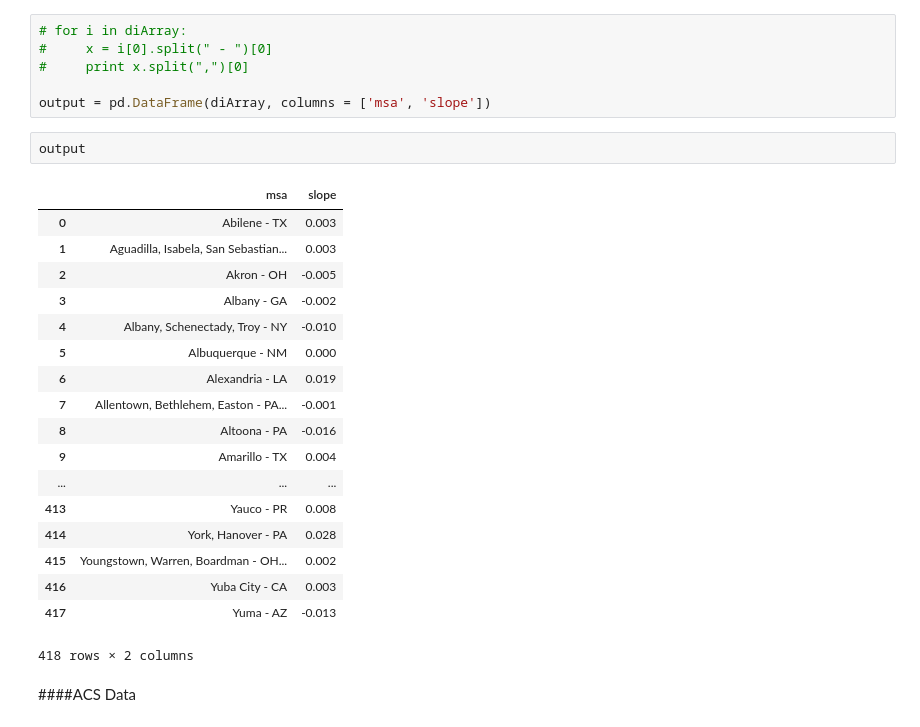
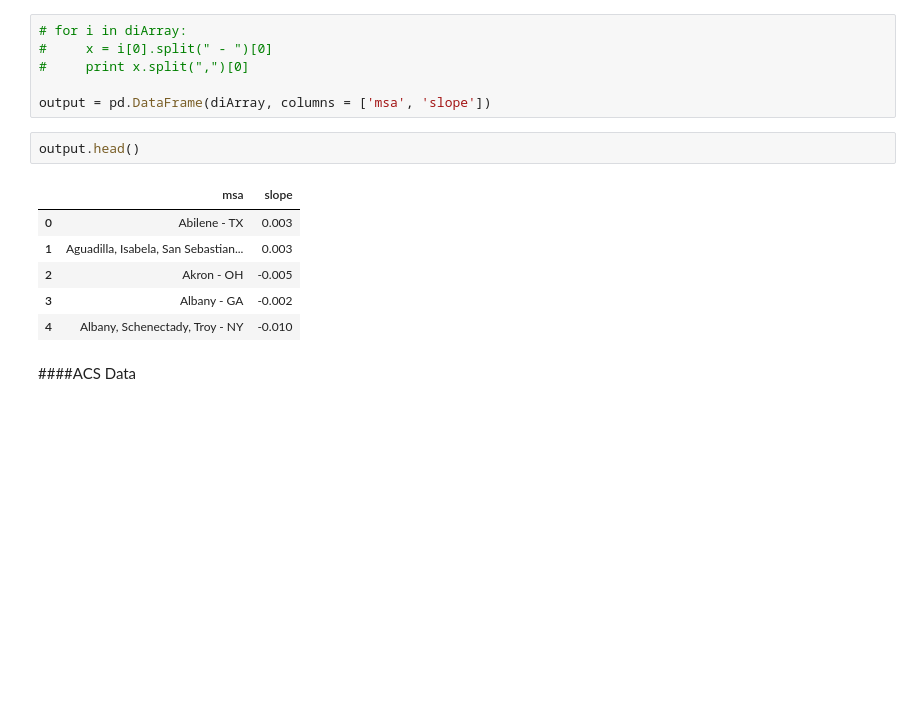
Before and after one commit to krl22785/HMDA-Analysis, a Jupyter notebook: DebtIncome/debtincome.ipynb, the cells around one changed output. Drawn from its saved outputs; the diff is of its cells as text; blank space fills up the shorter version.

```diff
--- a/DebtIncome/debtincome.ipynb
+++ b/DebtIncome/debtincome.ipynb
@@ -76,26 +54,14 @@ diArray = sorted(debtincomeMSA.items(), key=lambda x: x[0])
 
 output = pd.DataFrame(diArray, columns = ['msa', 'slope'])
 # %%
-output
+output.head()
 # %% [output]
 |  | msa | slope |
 | 0 | Abilene - TX | 0.003 |
 | 1 | Aguadilla, Isabela, San Sebastian... | 0.003 |
 | 2 | Akron - OH | -0.005 |
 | 3 | Albany - GA | -0.002 |
 | 4 | Albany, Schenectady, Troy - NY | -0.010 |
-| 5 | Albuquerque - NM | 0.000 |
-| 6 | Alexandria - LA | 0.019 |
-| 7 | Allentown, Bethlehem, Easton - PA... | -0.001 |
-| 8 | Altoona - PA | -0.016 |
-| 9 | Amarillo - TX | 0.004 |
-| ... | ... | ... |
-| 413 | Yauco - PR | 0.008 |
-| 414 | York, Hanover - PA | 0.028 |
-| 415 | Youngstown, Warren, Boardman - OH... | 0.002 |
-| 416 | Yuba City - CA | 0.003 |
-| 417 | Yuma - AZ | -0.013 |
-418 rows × 2 columns
 # %% [markdown]
 ####ACS Data
 # %%
```
Also changed, not shown: parts of 15 cells of this notebook.
